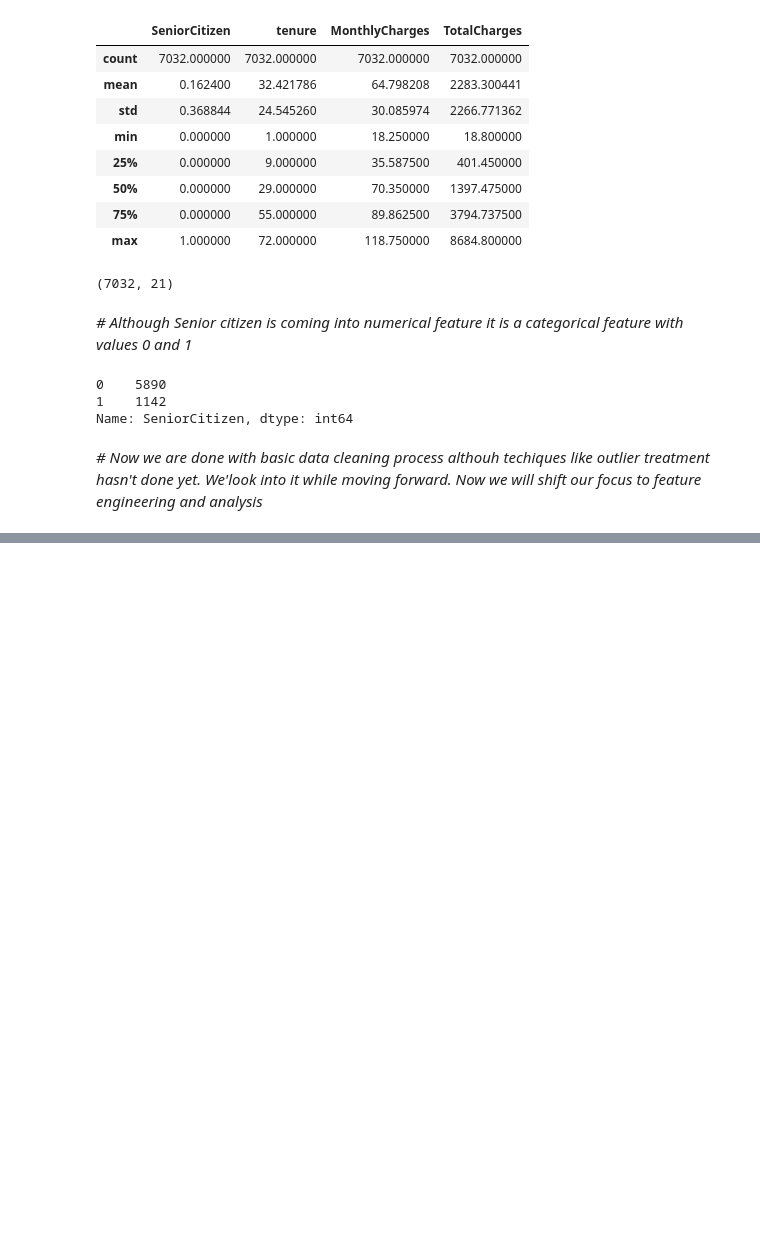
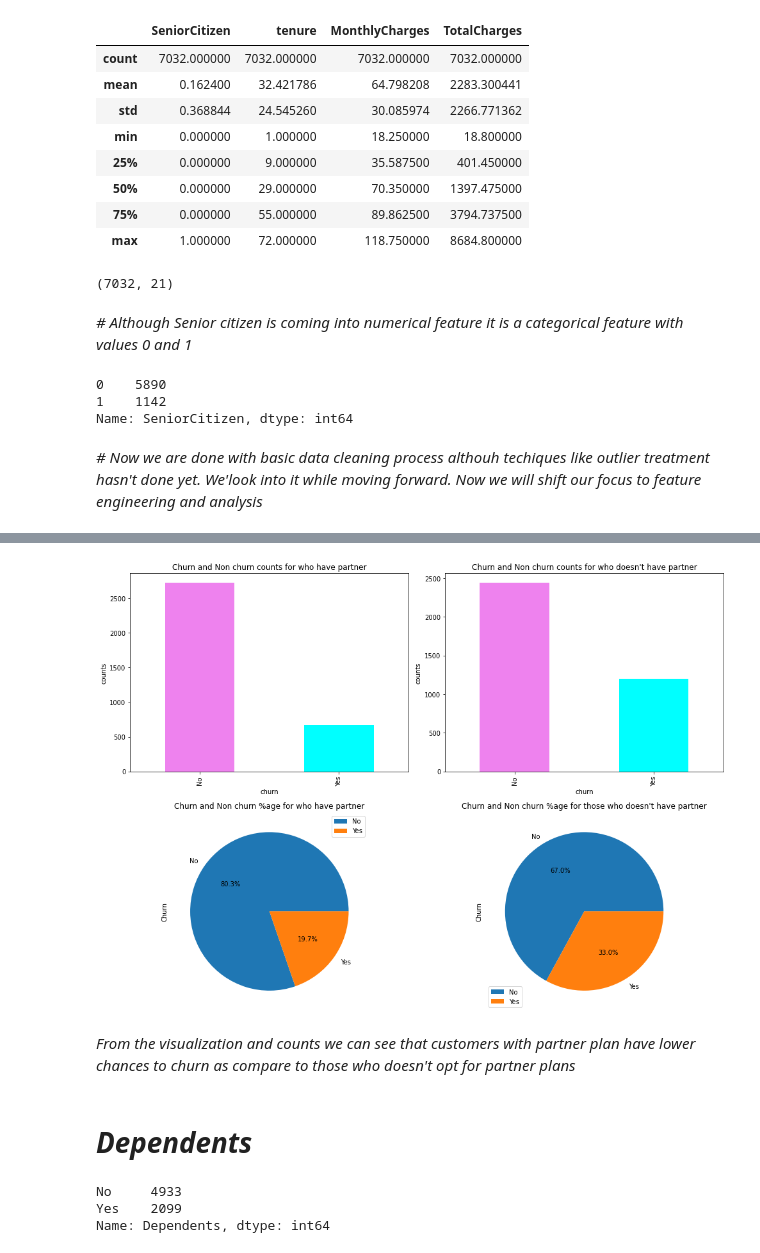
Before and after one commit to gupta4327/telecomChurnPredictionmodel, a Jupyter notebook: Telecom_churn_prediction.ipynb, the cells around one changed output, grey strips where cells are left out. Drawn from its saved outputs; the diff is of its cells as text; code cells hidden in the pictures; blank space fills up the shorter version.

```diff
--- a/Telecom_churn_prediction.ipynb
+++ b/Telecom_churn_prediction.ipynb
@@ -206,0 +310,35 @@ Name: SeniorCitizen, dtype: int64
+# %%
+ #checking if single churns the most or one having partner
+#segregating customer with partners
+counts_partner = dataset[dataset['Partner']=="Yes"]['Churn'].value_counts().sort_index()
+#segregating customer having no partners
+counts_nopartner = dataset[dataset['Partner']=="No"]['Churn'].value_counts().sort_index()
+fig, ax = plt.subplots(2,2, figsize=(14,10))
+#barplots
+counts_partner.plot.bar(ax = ax[0,0],color=['violet', 'cyan'])
+ax[0,0].set_title('Churn and Non churn counts for who have partner')
+ax[0,0].set(ylabel = 'counts', xlabel='churn')
+counts_nopartner.plot.bar(ax = ax[0,1],color=['violet', 'cyan'])
+ax[0,1].set_title('Churn and Non churn counts for who doesn\'t have partner')
+ax[0,1].set(ylabel = 'counts', xlabel='churn')
+#pieplots
+counts_partner.plot.pie(ax = ax[1,0], autopct = '%1.1f%%')
+ax[1,0].set_title('Churn and Non churn %age for who have partner')
+counts_nopartner.plot.pie(ax = ax[1,1],autopct = '%1.1f%%')
+ax[1,1].set_title('Churn and Non churn %age for those who doesn\'t have partner')
+ax[1,0].legend()
+ax[1,1].legend()
+fig.tight_layout()
+# %% [output]
+[figure, added]
+# %% [markdown]
+*From the visualization and counts we can see that customers with partner plan have lower chances to churn as compare to those who doesn't opt for partner plans*
+# %% [markdown]
+# *Dependents*
+# %%
+#checking for unique values and counts for feature
+dataset['Dependents'].value_counts()
+# %% [output]
+No     4933
+Yes    2099
+Name: Dependents, dtype: int64
```
Also changed, not shown: parts of 28 cells of this notebook.
